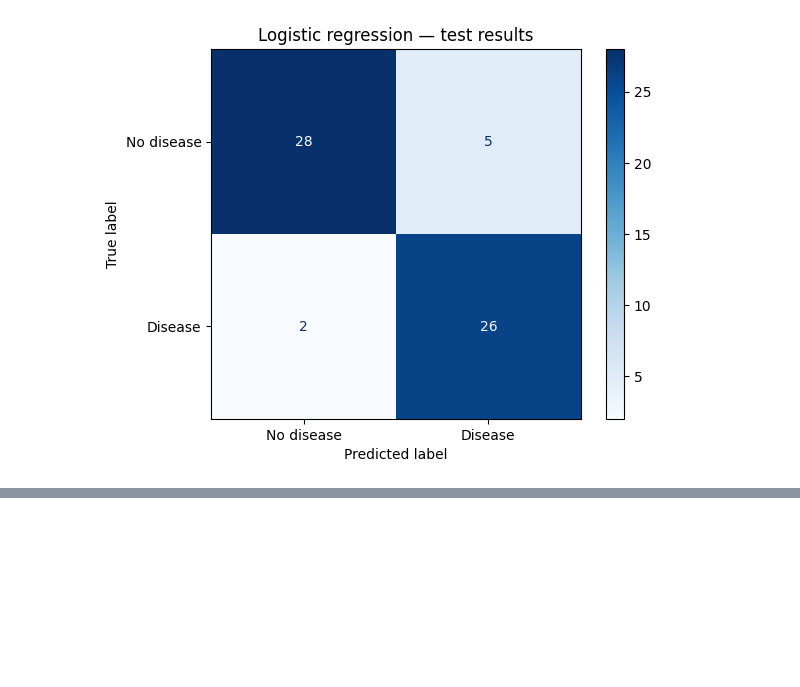
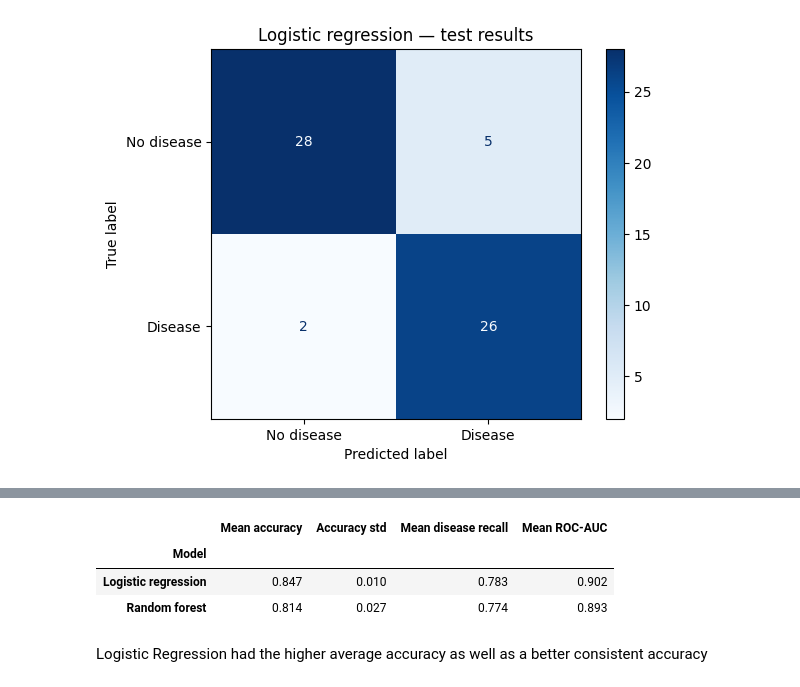
Before and after one commit to djoseph06/Heart-Disease-Classifier, a Jupyter notebook: Heart_Disease_Classifier.ipynb, the cells around one changed output, grey strips where cells are left out. Cells and saved outputs as stored; diff of their text form; code cells hidden in the pictures; blank space fills up the shorter version.

Commit message:
Added random forest

```diff
--- a/Heart_Disease_Classifier.ipynb
+++ b/Heart_Disease_Classifier.ipynb
@@ -140,3 +142,18 @@ Accuracy: 88.5%
    macro avg       0.89      0.89      0.89        61
 weighted avg       0.89      0.89      0.89        61
 [figure]
+# %%
+from sklearn.base import clone
+from sklearn.ensemble import RandomForestClassifier
+
+forest_model = Pipeline([
+    ("preprocess", clone(preprocessor)),
+    ("classifier", RandomForestClassifier(
+        n_estimators=200,
+        random_state=42
+    ))
+])
+
+forest_model.fit(X_train, y_train)
+
+print("Random forest trained!")
@@ -142,0 +183,45 @@ weighted avg       0.89      0.89      0.89        61
+# %%
+import pandas as pd
+from sklearn.model_selection import StratifiedKFold, cross_validate
+
+cv = StratifiedKFold(
+    n_splits=5,
+    shuffle=True,
+    random_state=42
+)
+
+results = []
+
+for name, model in [
+    ("Logistic regression", logistic_model),
+    ("Random forest", forest_model)
+]:
+    scores = cross_validate(
+        model,
+        X_train,
+        y_train,
+        cv=cv,
+        scoring={
+            "accuracy": "accuracy",
+            "disease_recall": "recall",
+            "roc_auc": "roc_auc"
+        }
+    )
+
+    results.append({
+        "Model": name,
+        "Mean accuracy": scores["test_accuracy"].mean(),
+        "Accuracy std": scores["test_accuracy"].std(),
+        "Mean disease recall": scores["test_disease_recall"].mean(),
+        "Mean ROC-AUC": scores["test_roc_auc"].mean()
+    })
+
+comparison = pd.DataFrame(results).set_index("Model")
+display(comparison.round(3))
+# %% [output]
+|  | Mean accuracy | Accuracy std | Mean disease recall | Mean ROC-AUC |
+| Model |  |  |  |  |
+| Logistic regression | 0.847 | 0.010 | 0.783 | 0.902 |
+| Random forest | 0.814 | 0.027 | 0.774 | 0.893 |
+# %% [markdown]
+Logistic Regression had the higher average accuracy as well as a better consistent accuracy
```
Also changed, not shown: parts of 3 cells of this notebook.
